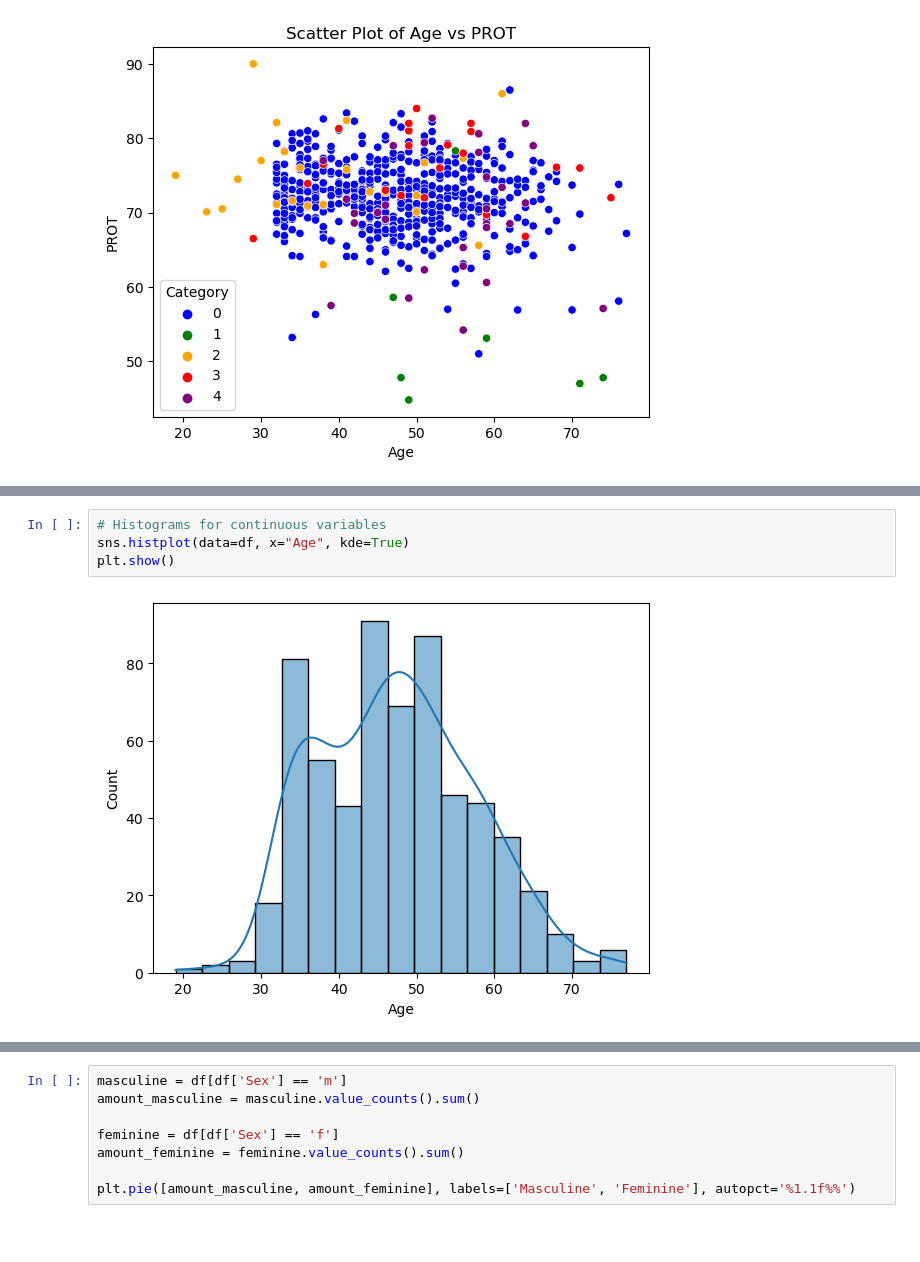
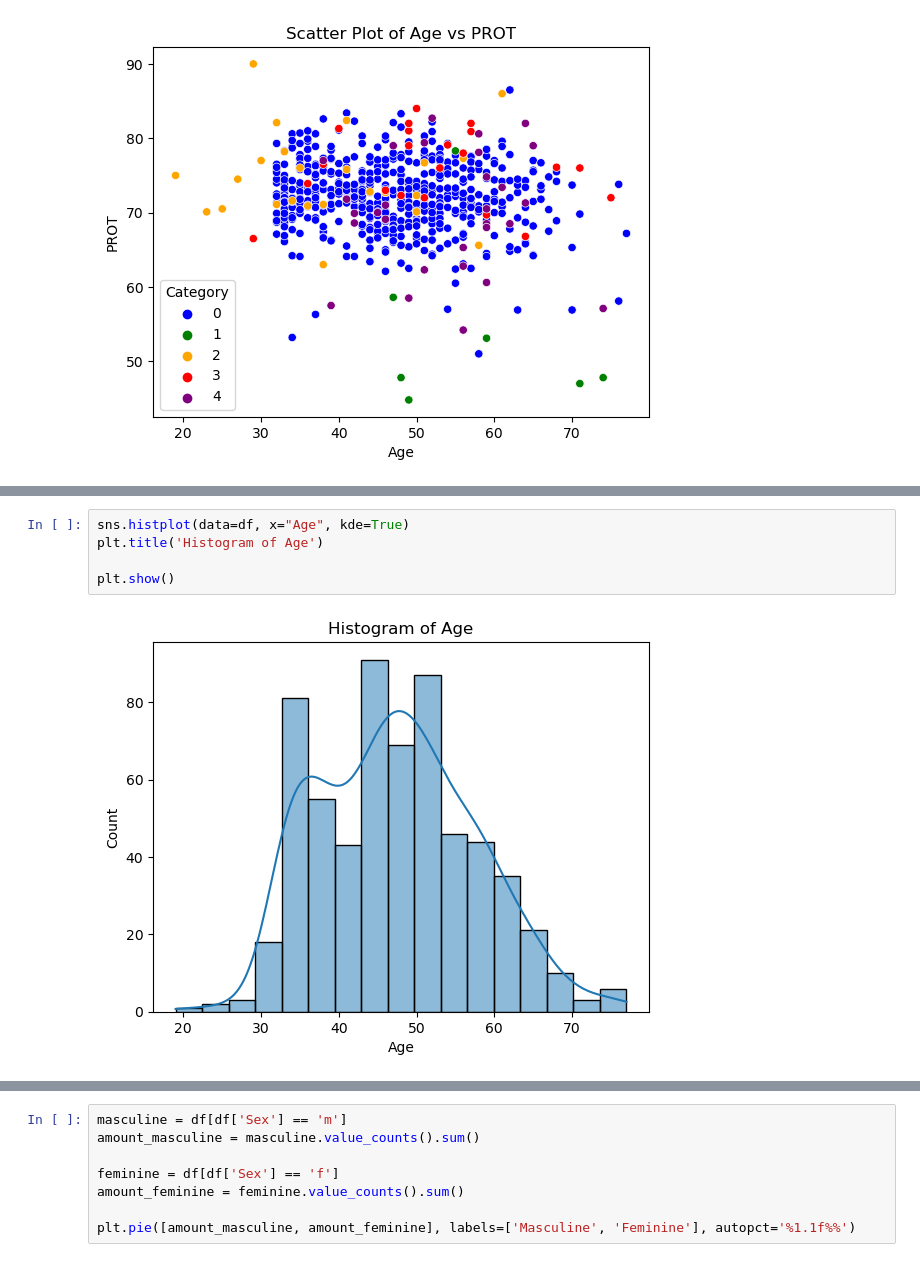
Before and after one commit to pcmoraesmenezes/Data-Set-Analyses, a Jupyter notebook: Hepatitis C virus - Blood based Detection/main.ipynb, the cells around one changed output, grey strips where cells are left out. Cells and saved outputs as stored; diff of their text form; blank space fills up the shorter version.

```diff
--- a/Hepatitis C virus - Blood based Detection/main.ipynb
+++ b/Hepatitis C virus - Blood based Detection/main.ipynb
@@ -139,6 +160,7 @@ for variable in variables_to_visualize:
 # %%
-# Histograms for continuous variables
 sns.histplot(data=df, x="Age", kde=True)
+plt.title('Histogram of Age')
+
 plt.show()
 # %% [output]
-[figure, old version]
+[figure, new version]
```
Also changed, not shown: parts of 24 cells of this notebook.
